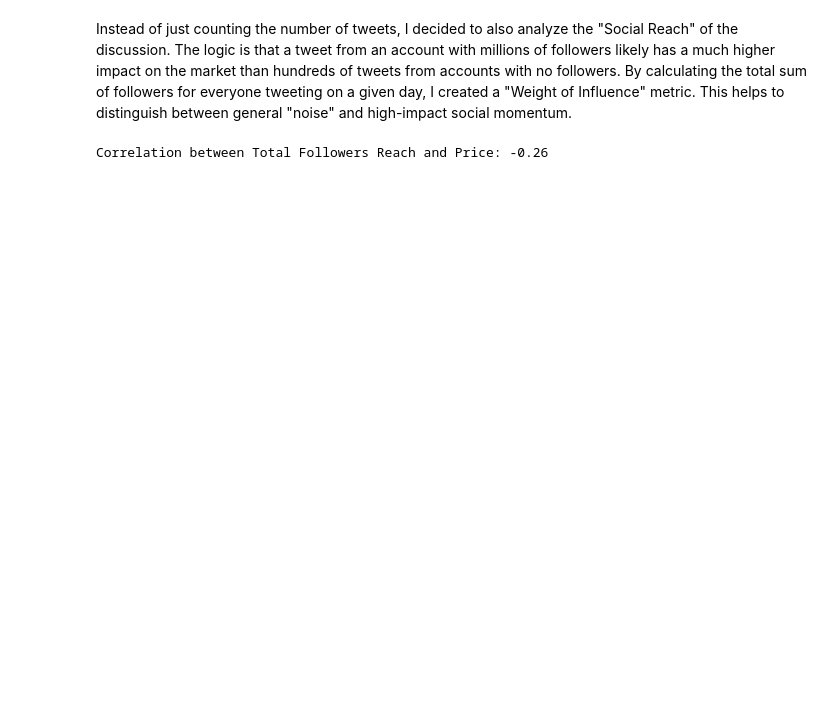
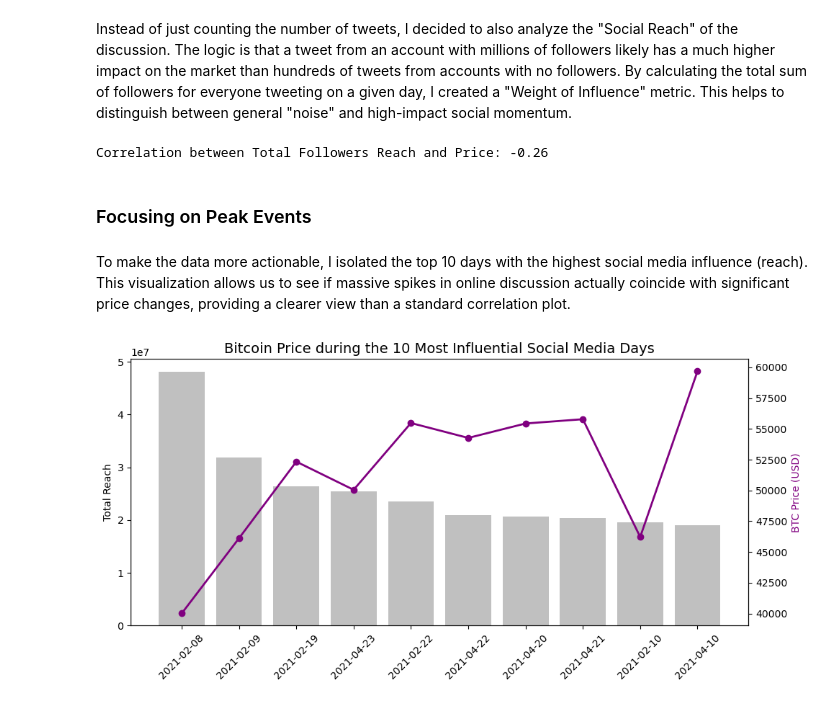
Before and after one commit to Vonipdf/Crypto-Price-vs-Social-Noise, a Jupyter notebook: Crypto-Price-vs-Social-Noise.ipynb, the cells around one changed output. Cells and saved outputs as stored; diff of their text form; code cells hidden in the pictures; blank space fills up the shorter version.

Commit message:
Analysed prices during peak social activity days
Created a visualization of the top 10 days with the highest social reach.

```diff
--- a/Crypto-Price-vs-Social-Noise.ipynb
+++ b/Crypto-Price-vs-Social-Noise.ipynb
@@ -195,3 +197,27 @@ follower_corr = final_daily_df['BTC Price'].corr(final_daily_df['user_followers'
 print(f"Correlation between Total Followers Reach and Price: {follower_corr:.2f}")
 # %% [output]
 Correlation between Total Followers Reach and Price: -0.26
+# %% [markdown]
+### Focusing on Peak Events
+# %% [markdown]
+To make the data more actionable, I isolated the top 10 days with the highest social media influence (reach). This visualization allows us to see if massive spikes in online discussion actually coincide with significant price changes, providing a clearer view than a standard correlation plot.
+# %%
+top_10_influence = final_daily_df.nlargest(10, 'user_followers')
+
+fig, ax1 = plt.subplots(figsize=(10, 5))
+
+ax1.bar(top_10_influence['Date'].dt.strftime('%Y-%m-%d'),
+        top_10_influence['user_followers'], color='silver', label='Social Reach (Followers)')
+ax1.set_ylabel('Total Reach', fontsize=10)
+plt.xticks(rotation=45)
+
+ax2 = ax1.twinx()
+ax2.plot(top_10_influence['Date'].dt.strftime('%Y-%m-%d'),
+         top_10_influence['BTC Price'], color='purple', marker='o', linewidth=2, label='BTC Price')
+ax2.set_ylabel('BTC Price (USD)', color='purple', fontsize=10)
+
+plt.title('Bitcoin Price during the 10 Most Influential Social Media Days', fontsize=14)
+fig.tight_layout()
+plt.show()
+# %% [output]
+[figure, added]
```
Also changed, not shown: parts of 1 cell of this notebook.
